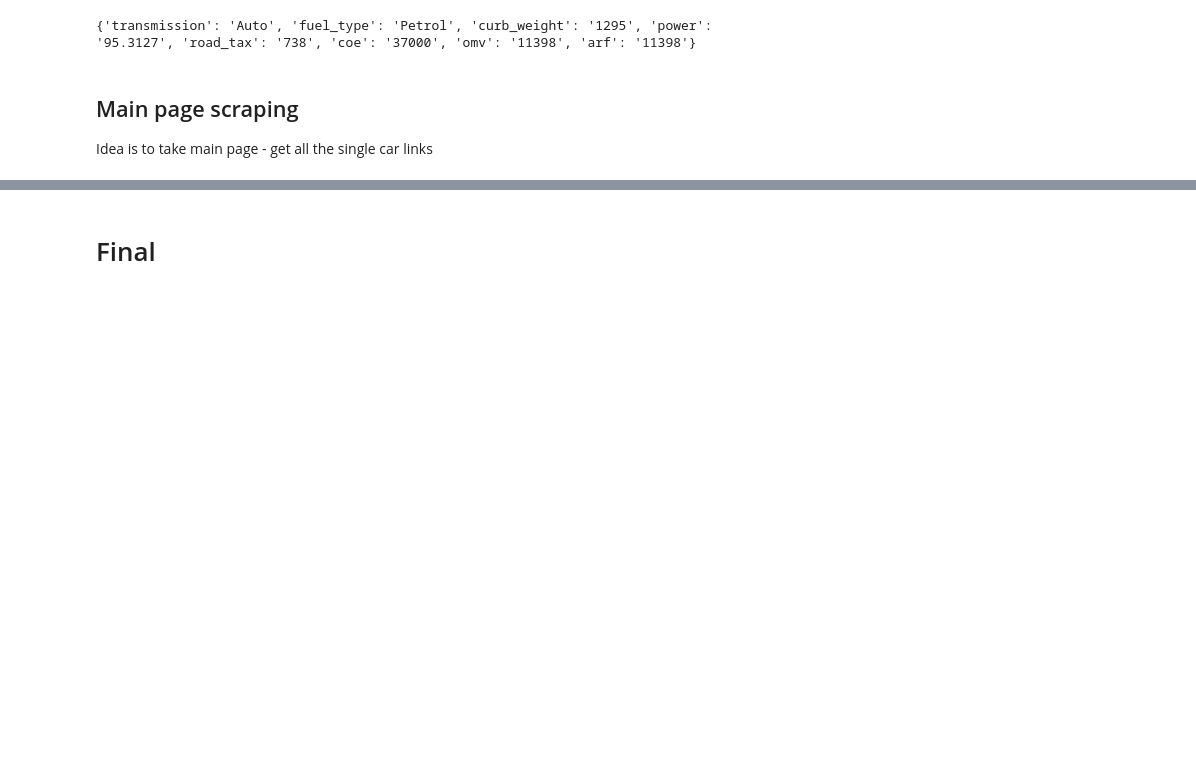
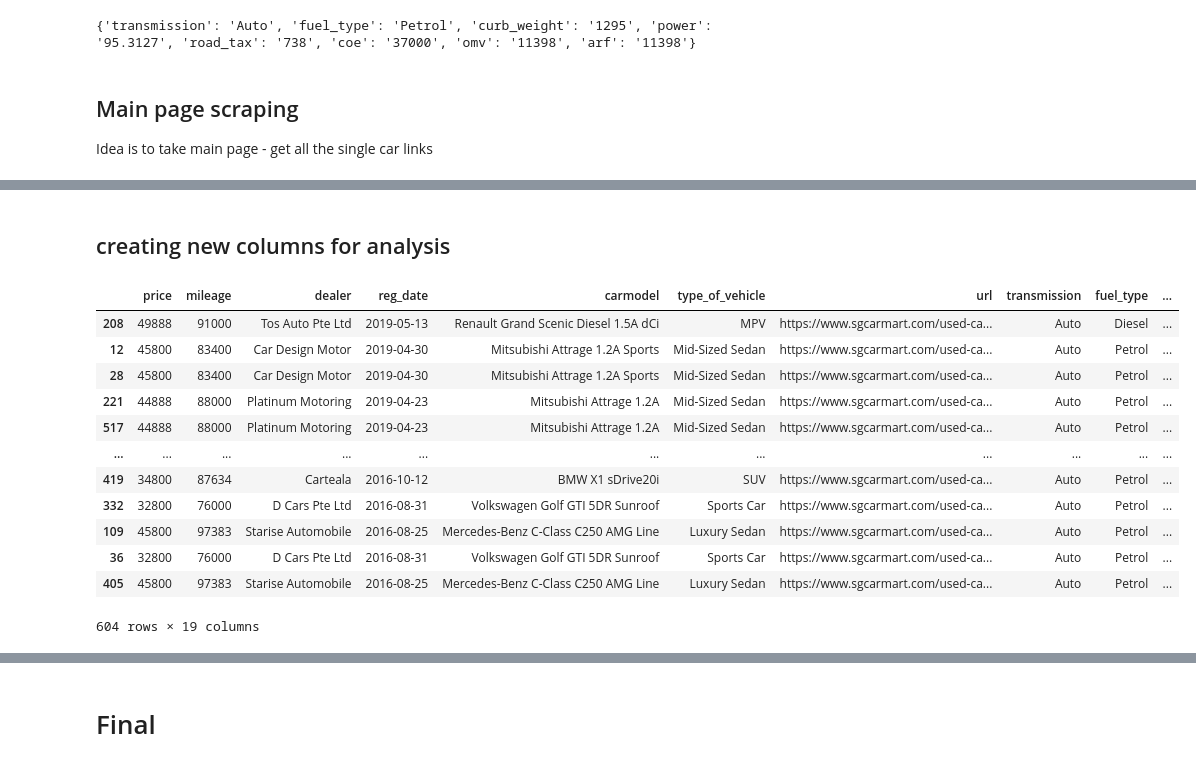
Before and after one commit to msamhz/webscrap_sgcarmart, a Jupyter notebook: webscrap.ipynb, the cells around one changed output, grey strips where cells are left out. Cells and saved outputs as stored; diff of their text form; code cells hidden in the pictures; blank space fills up the shorter version.

```diff
--- a/webscrap.ipynb
+++ b/webscrap.ipynb
@@ -757,0 +897,2 @@ set(matches)
+# %% [markdown]
+## creating new columns for analysis
@@ -757,0 +927,16 @@ set(matches)
+# %%
+df.sort_values('years_months_left', ascending=False)
+# %% [output]
+|  | price | mileage | dealer | reg_date | carmodel | type_of_vehicle | url | transmission | fuel_type | ... |
+| 208 | 49888 | 91000 | Tos Auto Pte Ltd | 2019-05-13 | Renault Grand Scenic Diesel 1.5A dCi | MPV | https://www.sgcarmart.com/used-ca... | Auto | Diesel | ... |
+| 12 | 45800 | 83400 | Car Design Motor | 2019-04-30 | Mitsubishi Attrage 1.2A Sports | Mid-Sized Sedan | https://www.sgcarmart.com/used-ca... | Auto | Petrol | ... |
+| 28 | 45800 | 83400 | Car Design Motor | 2019-04-30 | Mitsubishi Attrage 1.2A Sports | Mid-Sized Sedan | https://www.sgcarmart.com/used-ca... | Auto | Petrol | ... |
+| 221 | 44888 | 88000 | Platinum Motoring | 2019-04-23 | Mitsubishi Attrage 1.2A | Mid-Sized Sedan | https://www.sgcarmart.com/used-ca... | Auto | Petrol | ... |
+| 517 | 44888 | 88000 | Platinum Motoring | 2019-04-23 | Mitsubishi Attrage 1.2A | Mid-Sized Sedan | https://www.sgcarmart.com/used-ca... | Auto | Petrol | ... |
+| ... | ... | ... | ... | ... | ... | ... | ... | ... | ... | ... |
+| 419 | 34800 | 87634 | Carteala | 2016-10-12 | BMW X1 sDrive20i | SUV | https://www.sgcarmart.com/used-ca... | Auto | Petrol | ... |
+| 332 | 32800 | 76000 | D Cars Pte Ltd | 2016-08-31 | Volkswagen Golf GTI 5DR Sunroof | Sports Car | https://www.sgcarmart.com/used-ca... | Auto | Petrol | ... |
+| 109 | 45800 | 97383 | Starise Automobile | 2016-08-25 | Mercedes-Benz C-Class C250 AMG Line | Luxury Sedan | https://www.sgcarmart.com/used-ca... | Auto | Petrol | ... |
+| 36 | 32800 | 76000 | D Cars Pte Ltd | 2016-08-31 | Volkswagen Golf GTI 5DR Sunroof | Sports Car | https://www.sgcarmart.com/used-ca... | Auto | Petrol | ... |
+| 405 | 45800 | 97383 | Starise Automobile | 2016-08-25 | Mercedes-Benz C-Class C250 AMG Line | Luxury Sedan | https://www.sgcarmart.com/used-ca... | Auto | Petrol | ... |
+604 rows × 19 columns
```
Also changed, not shown: parts of 29 cells of this notebook.
